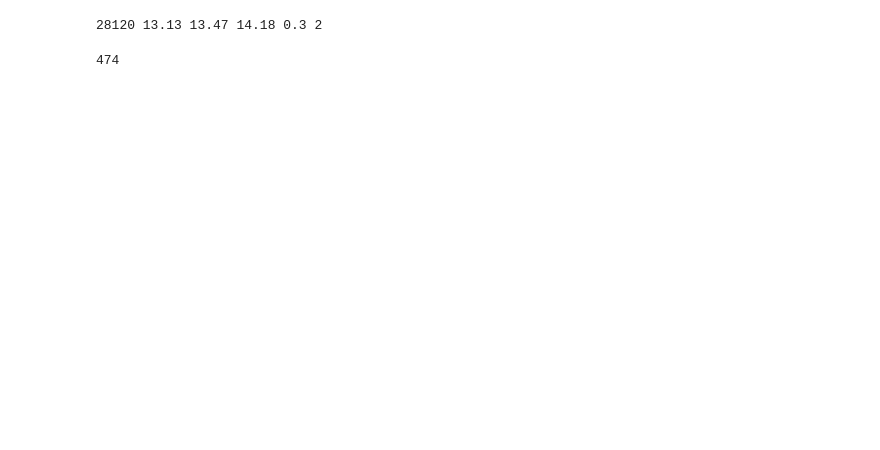
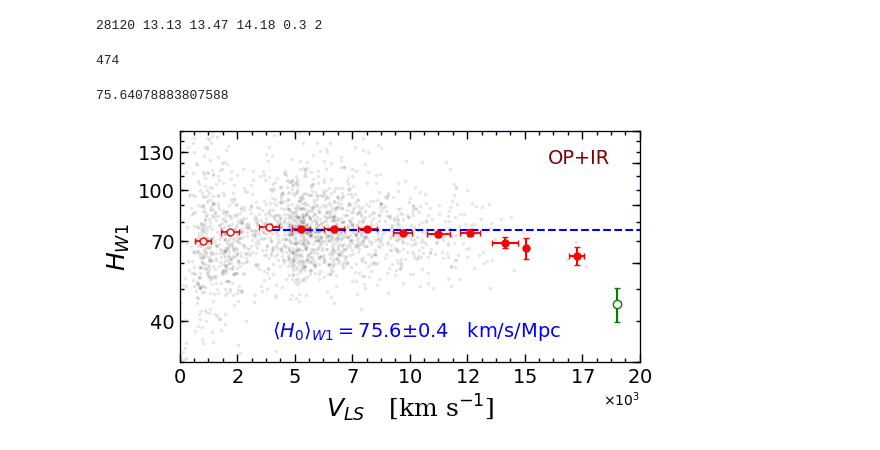
Before and after one commit to ekourkchi/TFcalibrators, a Jupyter notebook: Hubble_param-BandEvaluation-Paper.ipynb, the cells around one changed output. Saved outputs shown, nothing was run; the diff lists cells and outputs as text; code cells hidden in the pictures; blank space fills up the shorter version.

Commit message:
Hubble constant for the field galaxies

```diff
--- a/Hubble_param-BandEvaluation-Paper.ipynb
+++ b/Hubble_param-BandEvaluation-Paper.ipynb
@@ -296,6 +304,29 @@ def plotHubble(ax, X, Y, Ye, indx, band=""):
 
     ax.errorbar(19000, 45, yerr=55*np.log(10.)*np.median(Ye), fmt='o',
                         color='g', ms=6, mfc='white', capsize=2)
+# %%
+fig = py.figure(figsize=(5, 11.8), dpi=100)
+fig.subplots_adjust(wspace=0, top=0.92, bottom=0.12, left=0.06, right=0.98)
+gs = gridspec.GridSpec(4,1) ; p=0
+
+X  = Vls_edd
+####################################################
+####################################################
+ax = plt.subplot(gs[p]) ; p+=1
+Y  = logHw1
+Ye = dlogHw1
+plotHubble(ax, X, Y, Ye, indx_opir, band="W1")
+# plt.setp(ax.get_xticklabels(), visible=False)
+ax.set_ylabel(r'$H_{W1}$', fontsize=18, fontdict=font)
+
+ax.set_xlabel(r'$V_{LS} $'+'   [km s'+r'$^{-1}$'+']', fontsize=18, fontdict=font)
+
+ax.text(16000, 120, "OP+IR", fontsize=14, color='maroon')
+
+plt.subplots_adjust(hspace=0.03, wspace=0.2)
+# %% [output]
+75.64078883807588
+[figure, added]
 # %%
 fig = py.figure(figsize=(5, 11.8), dpi=100)
 fig.subplots_adjust(wspace=0, top=0.92, bottom=0.12, left=0.06, right=0.98)
```
Also changed, not shown: parts of 4 cells of this notebook, 1 other file.
